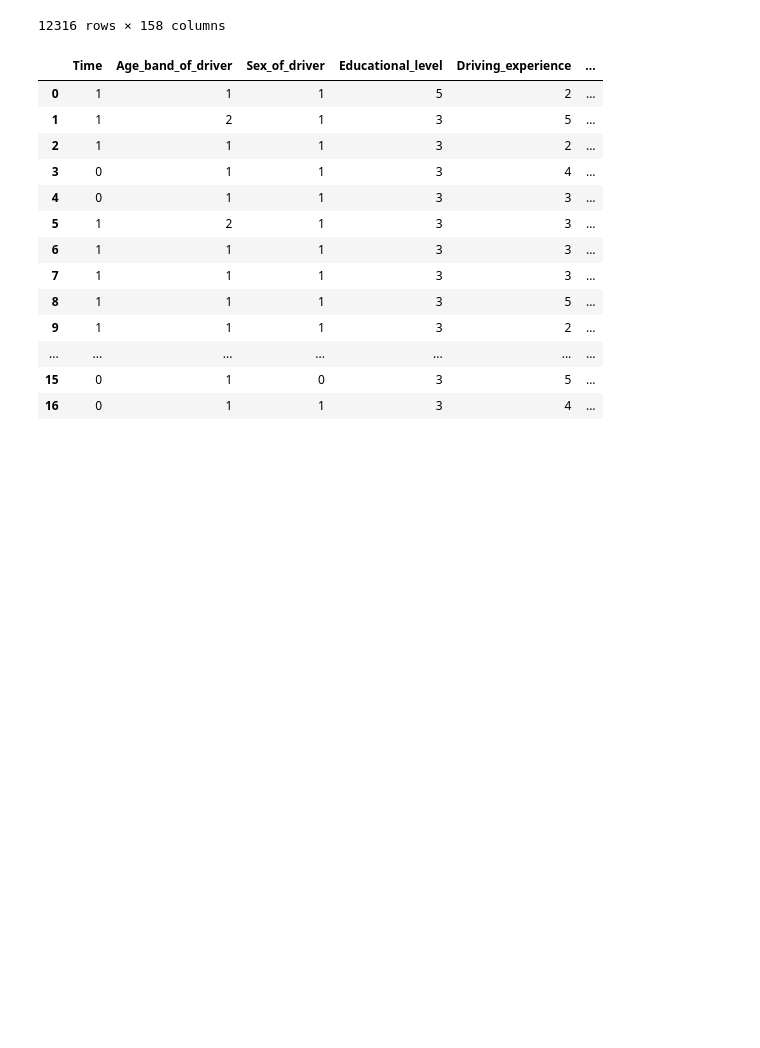
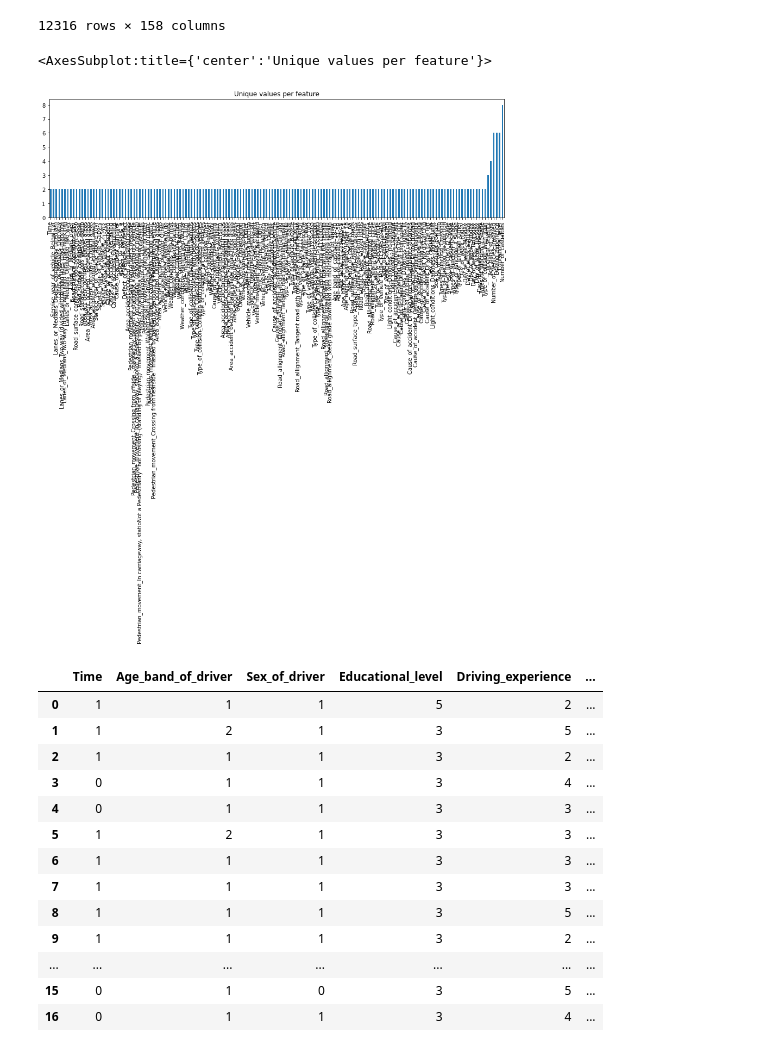
Before and after one commit to joysadventure/Proj_ineuron, a Jupyter notebook: RTA_Project.ipynb, the cells around one changed output. Cells and saved outputs as stored; diff of their text form; code cells hidden in the pictures; blank space fills up the shorter version.

```diff
--- a/RTA_Project.ipynb
+++ b/RTA_Project.ipynb
@@ -241,6 +252,13 @@ df_rta_dummies
 | 12314 | 1 | 1 | 0 | 3 | 5 | ... |
 | 12315 | 1 | 1 | 1 | 3 | 4 | ... |
 12316 rows × 158 columns
+# %%
+unique_values = df_rta_dummies.select_dtypes(include="number").nunique().sort_values()
+
+unique_values.plot.bar( figsize=(15, 4), title="Unique values per feature")
+# %% [output]
+<AxesSubplot:title={'center':'Unique values per feature'}>
+[figure, added]
 # %%
 df_rta_dummies.head(20)
 # %% [output]
```
Also changed, not shown: parts of 14 cells of this notebook.
